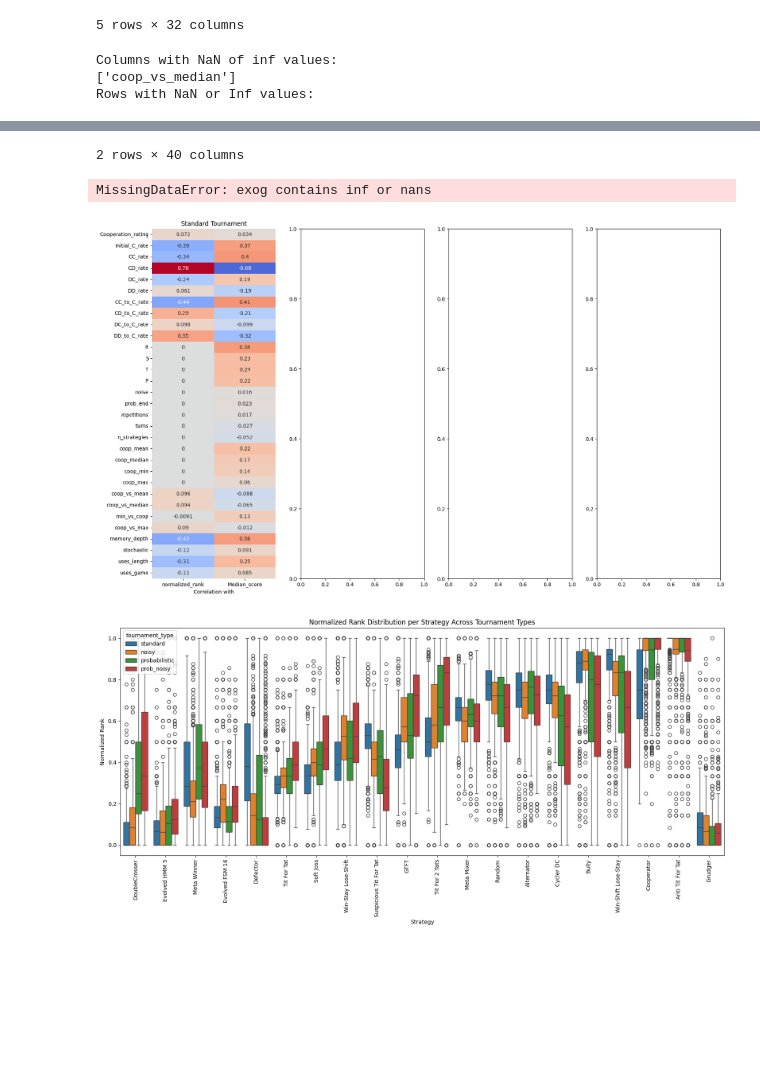
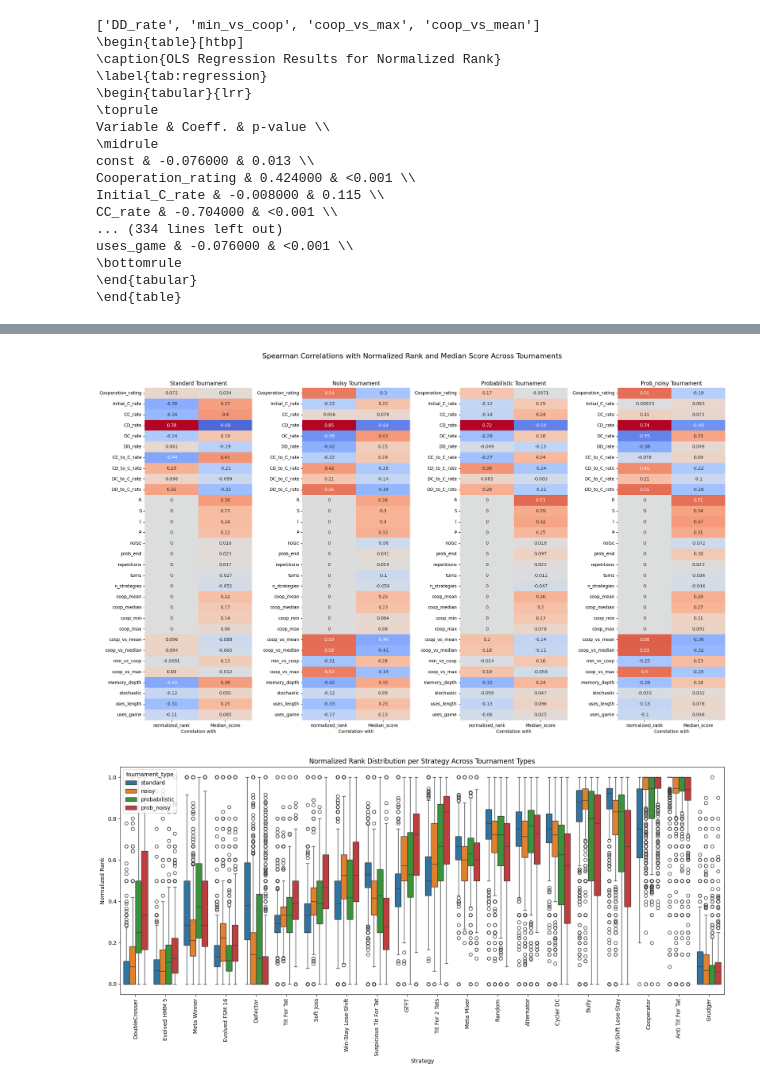
Before and after one commit to wisewizardofthestars/AASMA, a Jupyter notebook: visualize_results.ipynb, the cells around one changed output, grey strips where cells are left out. Saved outputs shown, nothing was run; the diff lists cells and outputs as text; code cells hidden in the pictures; blank space fills up the shorter version.

Commit message:
remove highly correlated columns for linear regression and convert results to latex

```diff
--- a/visualize_results.ipynb
+++ b/visualize_results.ipynb
@@ -18,6 +18,26 @@ def extract_base_name(name):
     # Remove anything after ':' or '(' or '[' (for meta strategies and parameterized names)
     return re.split(r'[:\(\[]', name)[0].strip()
 
+def remove_highly_correlated(df, threshold=0.90):
+    # Compute absolute correlation matrix
+    corr_matrix = df.corr().abs()
+    columns = corr_matrix.columns
+    to_remove = set()
+
+    # Identify columns to remove
+    for i in range(len(columns)):
+        for j in range(i + 1, len(columns)):
+            col_i, col_j = columns[i], columns[j]
+            if col_i in to_remove or col_j in to_remove:
+                continue
+            if corr_matrix.iloc[i, j] > threshold:
+                to_remove.add(col_j)
+
+    # Drop highly correlated columns and combine with non-numeric data
+    print(list(to_remove))
+    result_df = df.drop(columns=list(to_remove))
+    return result_df
+
 strategy_meta = []
 for s in non_meta_strategies + meta_strategy_classes:
     player = s()
@@ -92,13 +112,30 @@ for i, t in enumerate(types):
     X = df[param_columns]
     y = df['normalized_rank']
 
+    remove_highly_correlated(X)
+
     X = sm.add_constant(X)  # Add intercept term
-    display(X.head())
 
     X['coop_vs_median'] = X['coop_vs_median'].replace(np.inf, 1)
 
     model = sm.OLS(y, X).fit()
-    print(model.summary())
+    # print(model.summary())
+
+    results_table = pd.DataFrame({
+    "Variable": model.params.index,
+    "Coeff.": model.params.round(3),
+    "p-value": model.pvalues.apply(lambda x: f"{x:.3f}" if x >= 0.001 else "<0.001"),
+    })
+
+    latex_table = results_table.to_latex(
+    index=False,
+    caption="OLS Regression Results for Normalized Rank",
+    label="tab:regression",
+    escape=False,  # Allows LaTeX math symbols
+    column_format="lrr",  # Alignment (l=left, r=right, c=center)
+    position="htbp"  # Table placement preference
+    )
+    print(latex_table)  # Copy-paste into your .tex file
 
     dfs.append(df)
     # Plot average score per strategy (original barplot)
@@ -132,4 +163,17 @@ plt.show()
-5 rows × 32 columns
+['DD_rate', 'min_vs_coop', 'coop_vs_max', 'coop_vs_mean']
+\begin{table}[htbp]
+\caption{OLS Regression Results for Normalized Rank}
+\label{tab:regression}
+\begin{tabular}{lrr}
+\toprule
+Variable & Coeff. & p-value \\
+\midrule
+const & -0.076000 & 0.013 \\
+Cooperation_rating & 0.424000 & <0.001 \\
+Initial_C_rate & -0.008000 & 0.115 \\
+CC_rate & -0.704000 & <0.001 \\
+... (334 lines left out)
+uses_game & -0.076000 & <0.001 \\
+\bottomrule
+\end{tabular}
+\end{table}
-Columns with NaN of inf values:
-['coop_vs_median']
-Rows with NaN or Inf values:
@@ -139,6 +180,4 @@ Rows with NaN or Inf values:
-2 rows × 40 columns
-MissingDataError: exog contains inf or nans
-[figure, old version]
+[figure, new version]
 # %%
 # Advanced analysis and comparison plots
 if dfs:
```
Also changed, not shown: parts of 1 cell of this notebook.
